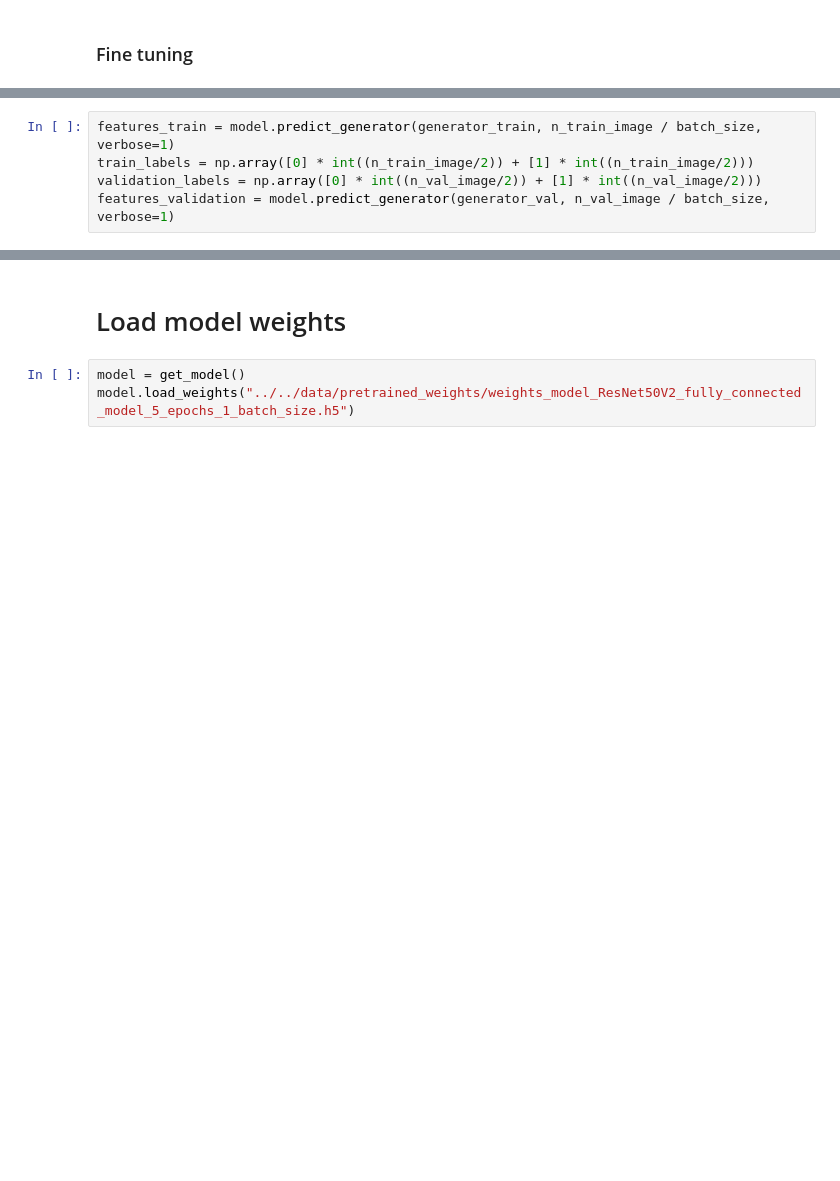
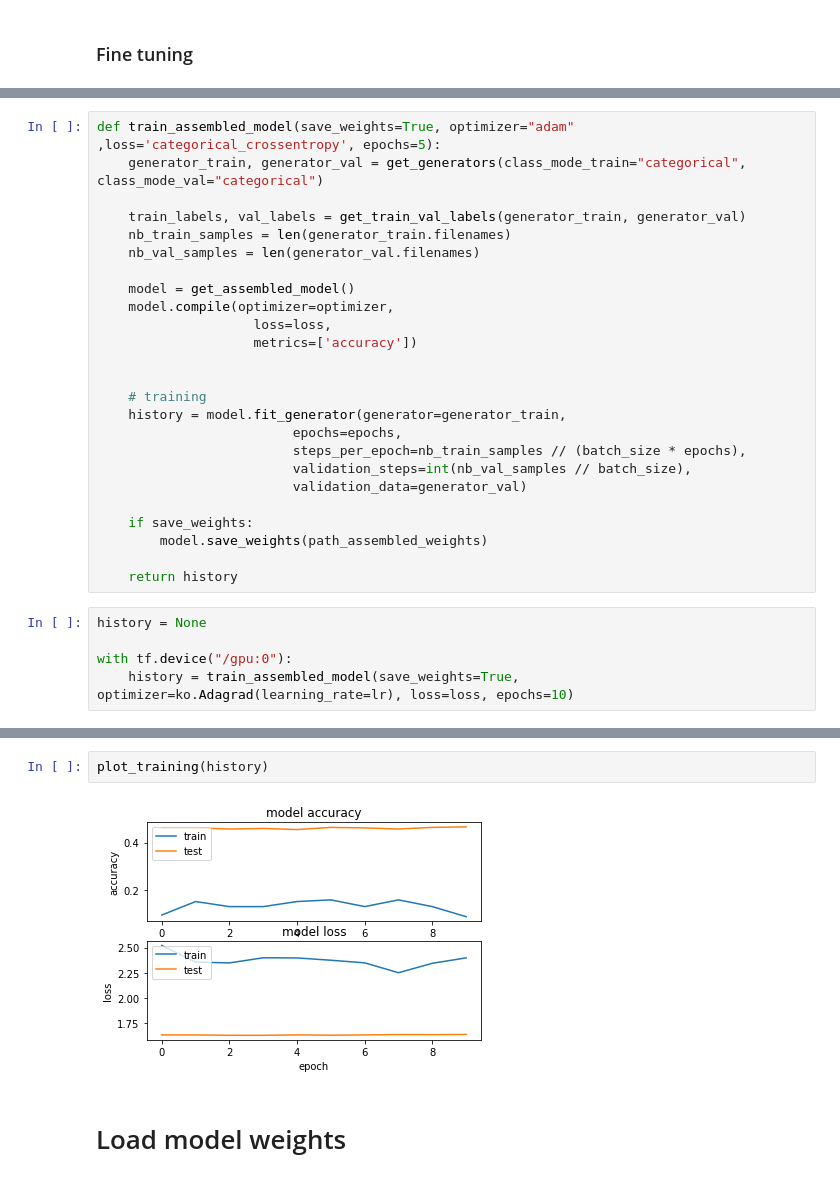
Before and after one commit to VALDOM-PROJET-TRANSVERSE-2019/Module3_VehicleEmissions, a Jupyter notebook: infer_emission/models_analysis/2-model_vehicle_finetuning_resnet.ipynb, the cells around one changed output, grey strips where cells are left out. Saved outputs shown, nothing was run; the diff lists cells and outputs as text; blank space fills up the shorter version.

```diff
--- a/infer_emission/models_analysis/2-model_vehicle_finetuning_resnet.ipynb
+++ b/infer_emission/models_analysis/2-model_vehicle_finetuning_resnet.ipynb
@@ -165,5 +489,0 @@ Epoch 5/5
-# %%
-features_train = model.predict_generator(generator_train, n_train_image / batch_size, verbose=1)
-train_labels = np.array([0] * int((n_train_image/2)) + [1] * int((n_train_image/2)))
-validation_labels = np.array([0] * int((n_val_image/2)) + [1] * int((n_val_image/2)))
-features_validation = model.predict_generator(generator_val, n_val_image / batch_size, verbose=1)
@@ -218,0 +490,30 @@ ________________________________________________________________________________
+# %%
+def train_assembled_model(save_weights=True, optimizer="adam" ,loss='categorical_crossentropy', epochs=5):
+    generator_train, generator_val = get_generators(class_mode_train="categorical", class_mode_val="categorical")
+
+    train_labels, val_labels = get_train_val_labels(generator_train, generator_val)
+    nb_train_samples = len(generator_train.filenames)
+    nb_val_samples = len(generator_val.filenames)
+
+    model = get_assembled_model()
+    model.compile(optimizer=optimizer,
+                    loss=loss,
+                    metrics=['accuracy'])
+
+
+    # training
+    history = model.fit_generator(generator=generator_train,
+                         epochs=epochs,
+                         steps_per_epoch=nb_train_samples // (batch_size * epochs),
+                         validation_steps=int(nb_val_samples // batch_size),
+                         validation_data=generator_val)
+
+    if save_weights:
+        model.save_weights(path_assembled_weights)
+
+    return history
+# %%
+history = None
+
+with tf.device("/gpu:0"):
+    history = train_assembled_model(save_weights=True, optimizer=ko.Adagrad(learning_rate=lr), loss=loss, epochs=10)
@@ -219,5 +538,6 @@ ________________________________________________________________________________
+# %%
+plot_training(history)
+# %% [output]
+[figure, added]
 # %% [markdown]
 # Load model weights
-# %%
-model = get_model()
-model.load_weights("../../data/pretrained_weights/weights_model_ResNet50V2_fully_connected_model_5_epochs_1_batch_size.h5")
```
Also changed, not shown: parts of 42 cells of this notebook.
